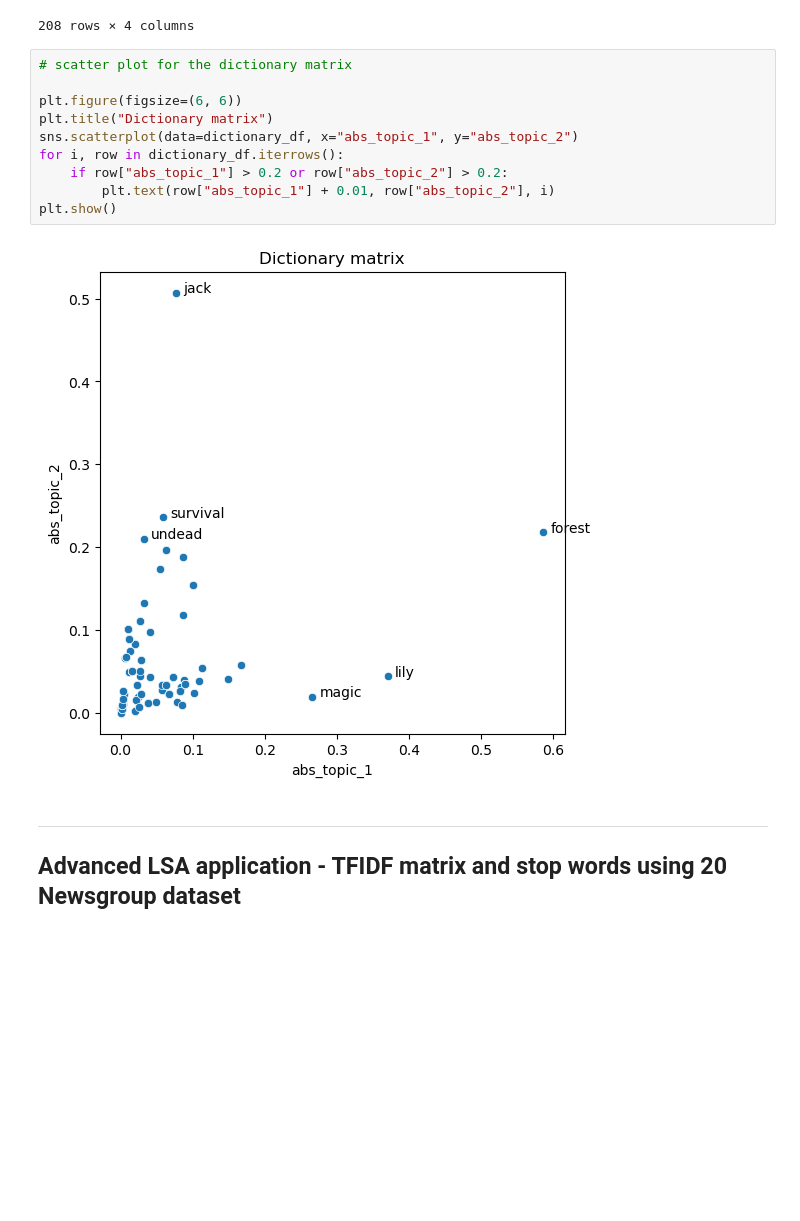
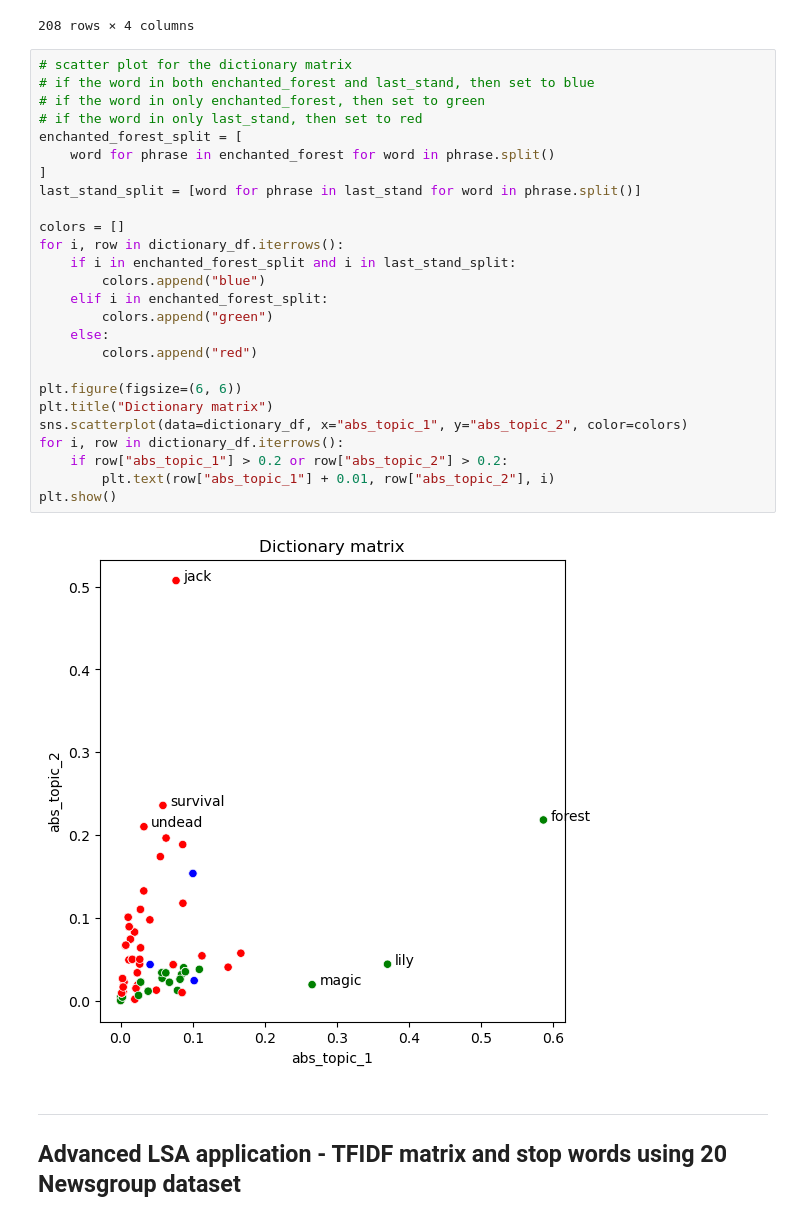
Before and after one commit to jiatangzhi/LSA, a Jupyter notebook: Group_projet_3_LSA/projet3.ipynb, the cells around one changed output. Drawn from its saved outputs; the diff is of its cells as text; blank space fills up the shorter version.

```diff
--- a/Group_projet_3_LSA/projet3.ipynb
+++ b/Group_projet_3_LSA/projet3.ipynb
@@ -497,16 +497,32 @@ dictionary_df
 208 rows × 4 columns
 # %%
 # scatter plot for the dictionary matrix
+# if the word in both enchanted_forest and last_stand, then set to blue
+# if the word in only enchanted_forest, then set to green
+# if the word in only last_stand, then set to red
+enchanted_forest_split = [
+    word for phrase in enchanted_forest for word in phrase.split()
+]
+last_stand_split = [word for phrase in last_stand for word in phrase.split()]
+
+colors = []
+for i, row in dictionary_df.iterrows():
+    if i in enchanted_forest_split and i in last_stand_split:
+        colors.append("blue")
+    elif i in enchanted_forest_split:
+        colors.append("green")
+    else:
+        colors.append("red")
 
 plt.figure(figsize=(6, 6))
 plt.title("Dictionary matrix")
-sns.scatterplot(data=dictionary_df, x="abs_topic_1", y="abs_topic_2")
+sns.scatterplot(data=dictionary_df, x="abs_topic_1", y="abs_topic_2", color=colors)
 for i, row in dictionary_df.iterrows():
     if row["abs_topic_1"] > 0.2 or row["abs_topic_2"] > 0.2:
         plt.text(row["abs_topic_1"] + 0.01, row["abs_topic_2"], i)
 plt.show()
 # %% [output]
-[figure, old version]
+[figure, new version]
 # %% [markdown]
 ---
 
```
Also changed, not shown: parts of 3 cells of this notebook, 3 other files.
